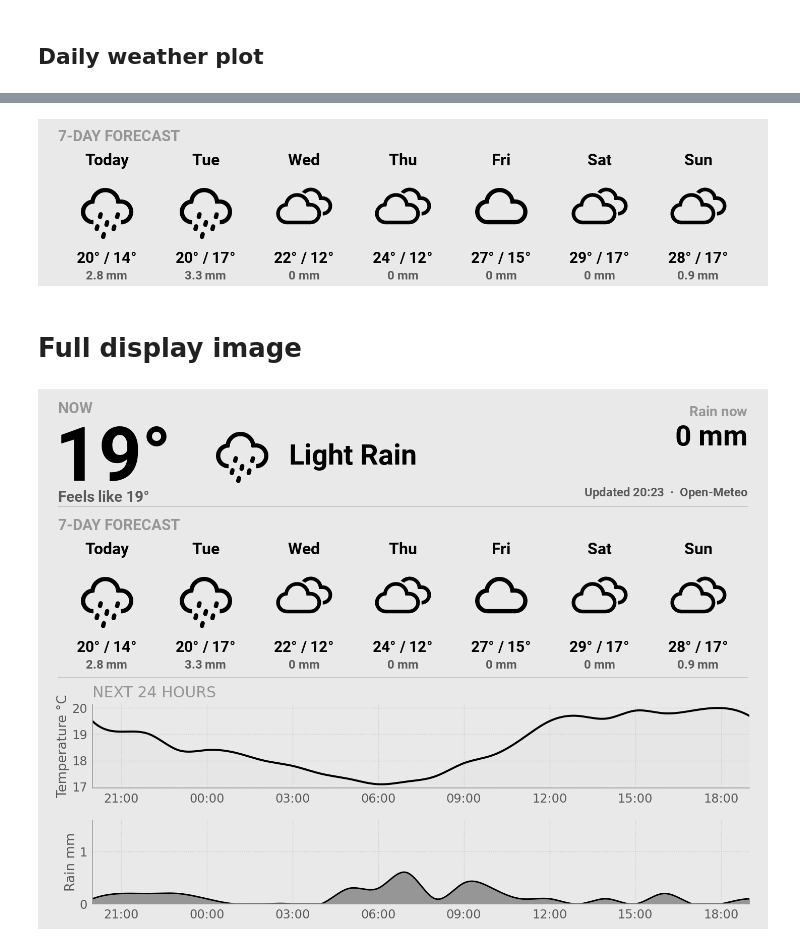
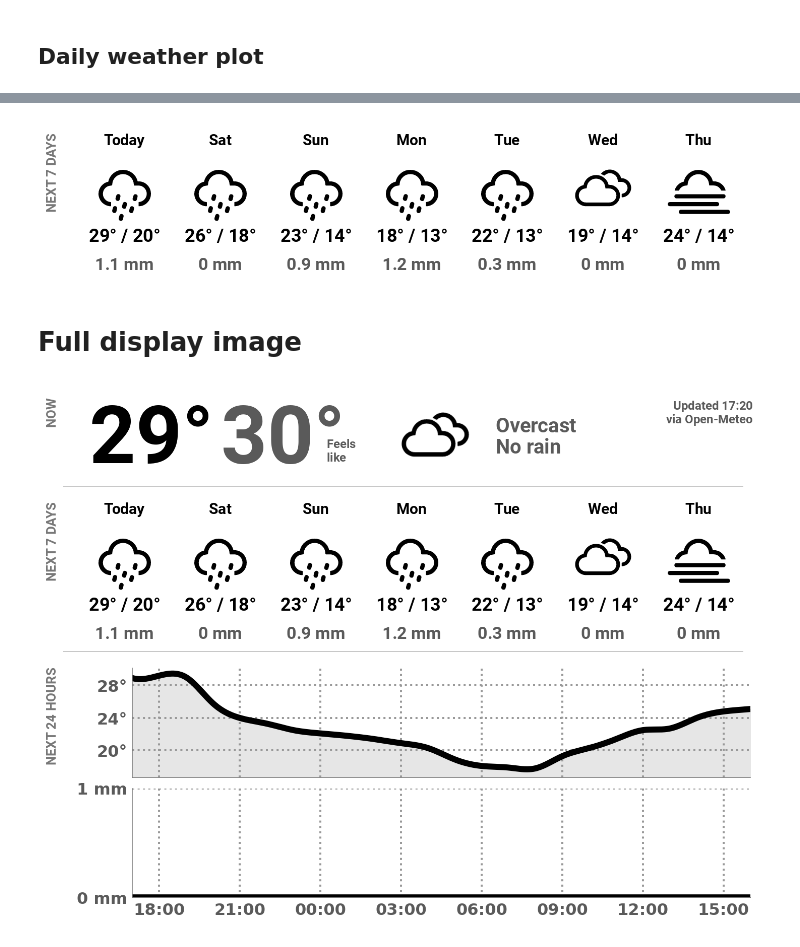
Before and after one commit to FutureSharks/rpi-weather-display, a Jupyter notebook: display-testing.ipynb, the cells around one changed output, grey strips where cells are left out. Cells and saved outputs as stored; diff of their text form; code cells hidden in the pictures.

```diff
--- a/display-testing.ipynb
+++ b/display-testing.ipynb
@@ -31,5 +31,5 @@ print(c_text)
 # %%
-c_image = rpi_weather_display.create_current_image(c_text, forecast.provider_name, color=background_color)
+c_image = rpi_weather_display.create_current_image(c_text, forecast.provider_name)
 # %%
 c_image
 # %% [output]
@@ -61,3 +61,3 @@ time
 # %%
-h_plot = rpi_weather_display.create_hourly_plot(h_data, color=background_color)
+h_plot = rpi_weather_display.create_hourly_image(h_data)
 # %% [output]
@@ -73,20 +73,16 @@ print(d_data[0])
 # %%
-d_image = rpi_weather_display.create_daily_image(
-    daily_data=d_data,
-    color=background_color,
-)
+d_image = rpi_weather_display.create_daily_image(daily_data=d_data)
 # %%
 d_image
 # %% [output]
-[figure, old version]
+[figure, new version]
 # %% [markdown]
 # Full display image
 # %%
 rpi_weather_display.create_forecast_image(
-    hourly=rpi_weather_display.convert_plt_fig_to_pil(h_plot),
+    hourly=h_plot,
     daily=d_image,
     current=c_image,
-    color=background_color,
 )
 # %% [output]
-[figure, old version]
+[figure, new version]
```
Also changed, not shown: parts of 6 cells of this notebook, 5 other files.
